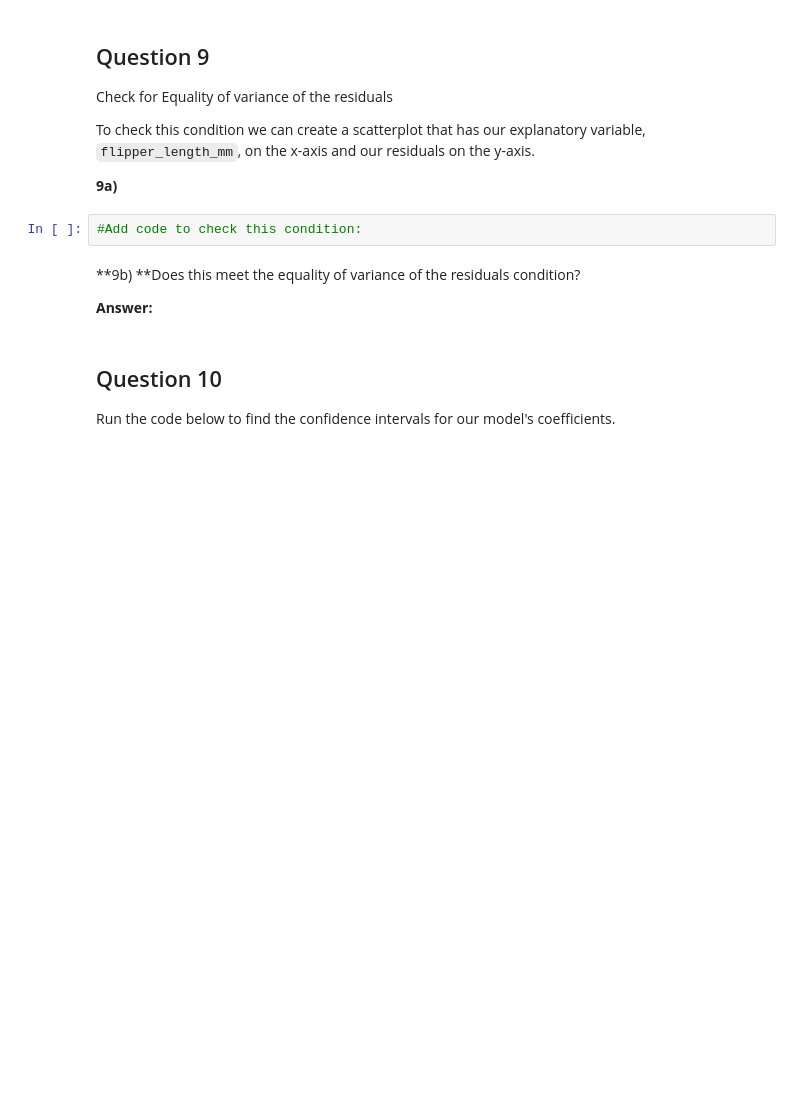
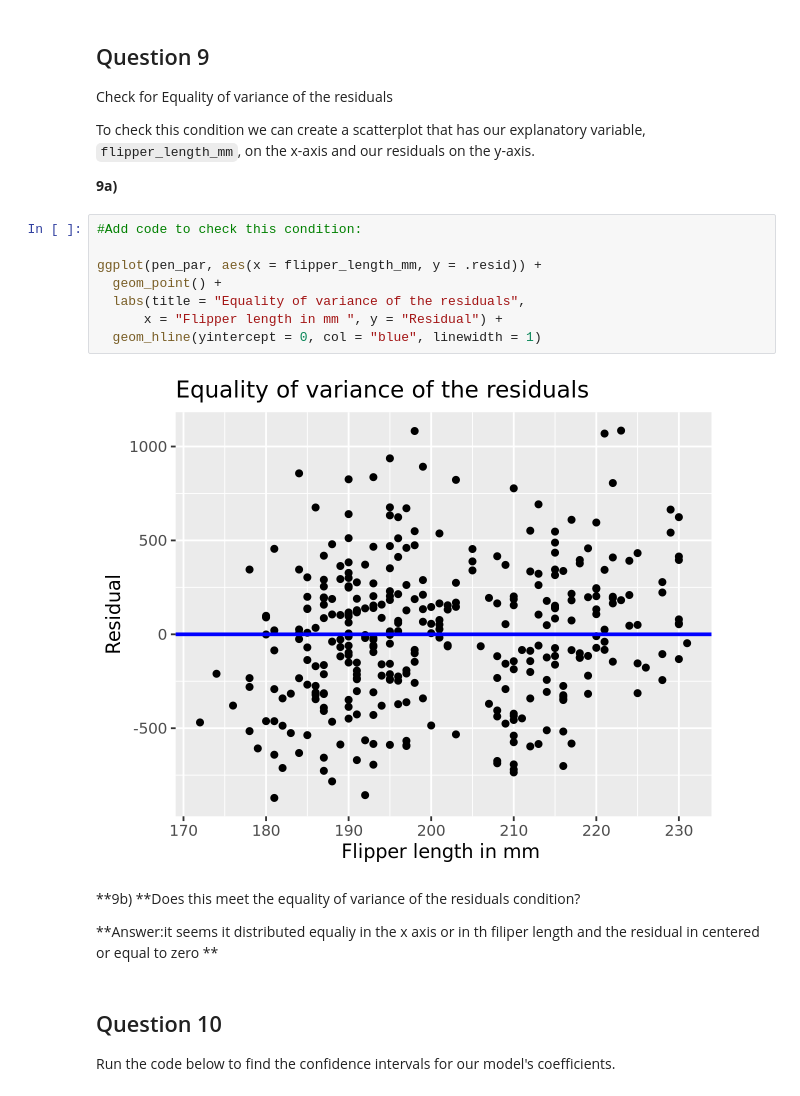
Before and after one commit to henokrezene-data/a09, a Jupyter notebook: assignment10.ipynb, the cells around one changed output. Drawn from its saved outputs; the diff is of its cells as text; blank space fills up the shorter version.

```diff
--- a/assignment10.ipynb
+++ b/assignment10.ipynb
@@ -388,11 +398,19 @@ residuals on the y-axis.
 **9a)**
 # %%
 #Add code to check this condition:
+
+ggplot(pen_par, aes(x = flipper_length_mm, y = .resid)) +
+  geom_point() +
+  labs(title = "Equality of variance of the residuals",
+      x = "Flipper length in mm ", y = "Residual") +
+  geom_hline(yintercept = 0, col = "blue", linewidth = 1)
+# %% [output]
+[figure, added]
 # %% [markdown]
 **9b) **Does this meet the equality of variance of the residuals
 condition?
 
-**Answer:**
+**Answer:it seems it distributed equaliy in the x axis or in th filiper length and the residual in centered or equal to zero **
 # %% [markdown]
 ## Question 10
 
```
Also changed, not shown: parts of 11 cells of this notebook.
